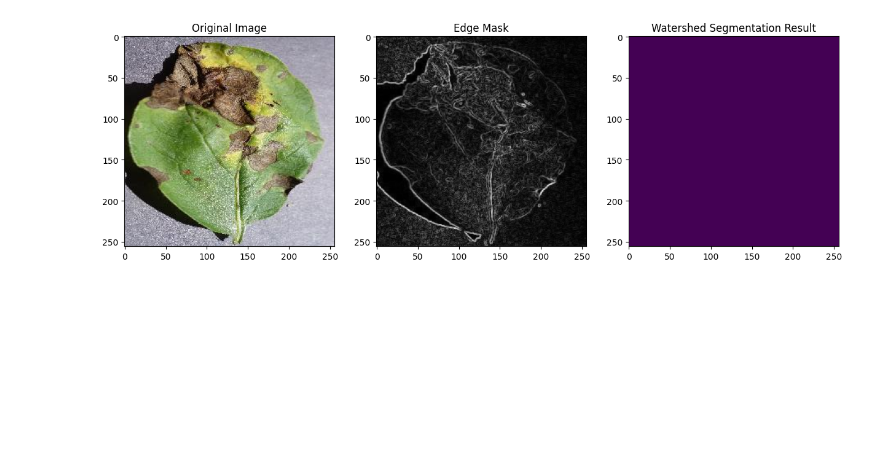
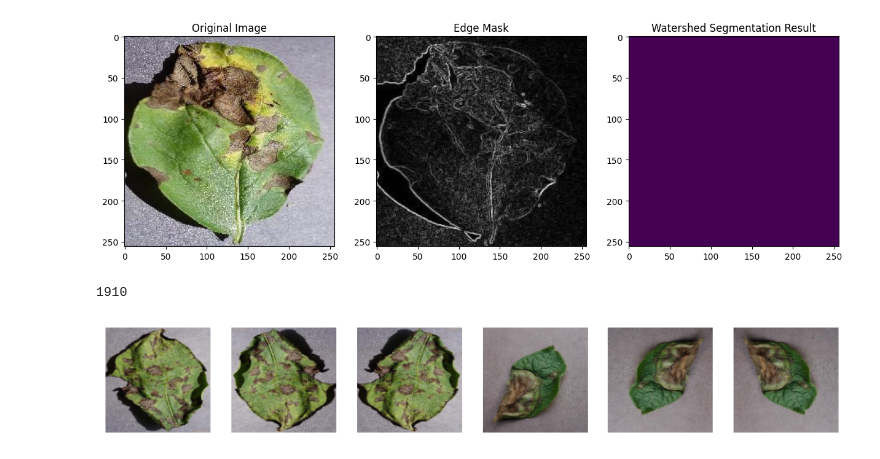
Before and after one commit to arfan64shah/Potato_Disease_DetectionandClassifictaion, a Jupyter notebook: Binary/binary.ipynb, the cells around one changed output. Drawn from its saved outputs; the diff is of its cells as text; code cells hidden in the pictures; blank space fills up the shorter version.

```diff
--- a/Binary/binary.ipynb
+++ b/Binary/binary.ipynb
@@ -2,7 +2,7 @@
 # import required libraries
 from skimage import io
 import numpy as np
-image = io.imread(r'C:\Users\Arfan Shah\Potato_Disease_DetectionandClassifictaion\data\binary\Train\B(Unhealthy)\1.jpg')
+image = io.imread(r'C:\Users\Arfan Shah\potato_data\binary\Train\B(Unhealthy)\1.jpg')
 io.imshow(image)
 # %% [output]
 <matplotlib.image.AxesImage at 0x...>
@@ -110,4 +118,24 @@ import glob
 images_list = []
 
 # read each image and then add it to the empty list declared above
-for file in glob.glob(''):
+for file in glob.glob(r'C:\Users\Arfan Shah\potato_data\binary\Train\B(Unhealthy)\*.*'):
+    image = io.imread(file)
+
+    # append to list
+    images_list.append(image)
+
+print(len(images_list))
+# %% [output]
+1910
+# %%
+import matplotlib.pyplot as plt
+# lets show few images
+fig, axes = plt.subplots(1, 6, figsize = (10, 5))
+
+# loop through and display images
+for x in range(min(6, len(images_list))):
+    axes[x].imshow(images_list[x], cmap = 'gray')
+    axes[x].axis('off')
+plt.show()
+# %% [output]
+[figure, added]
```
Also changed, not shown: parts of 2 cells of this notebook, 2 other files.
